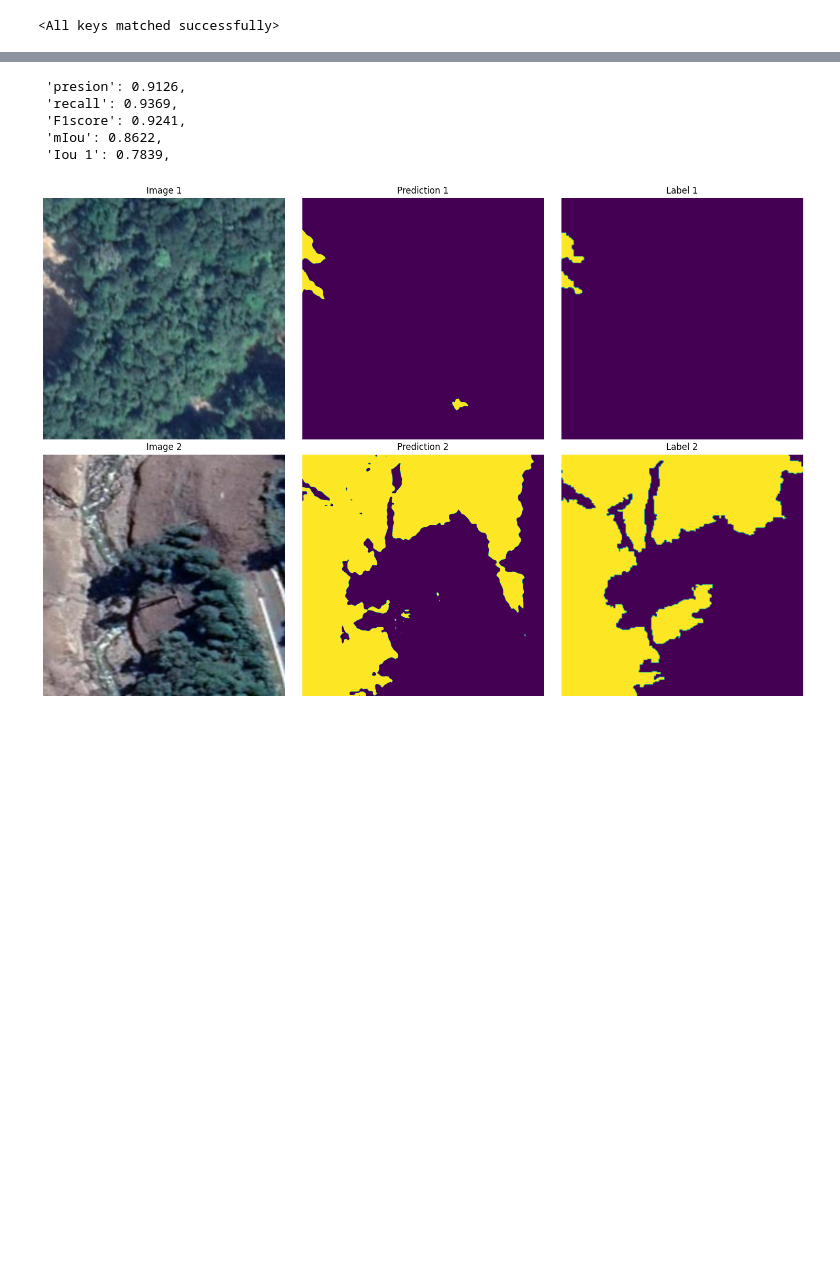
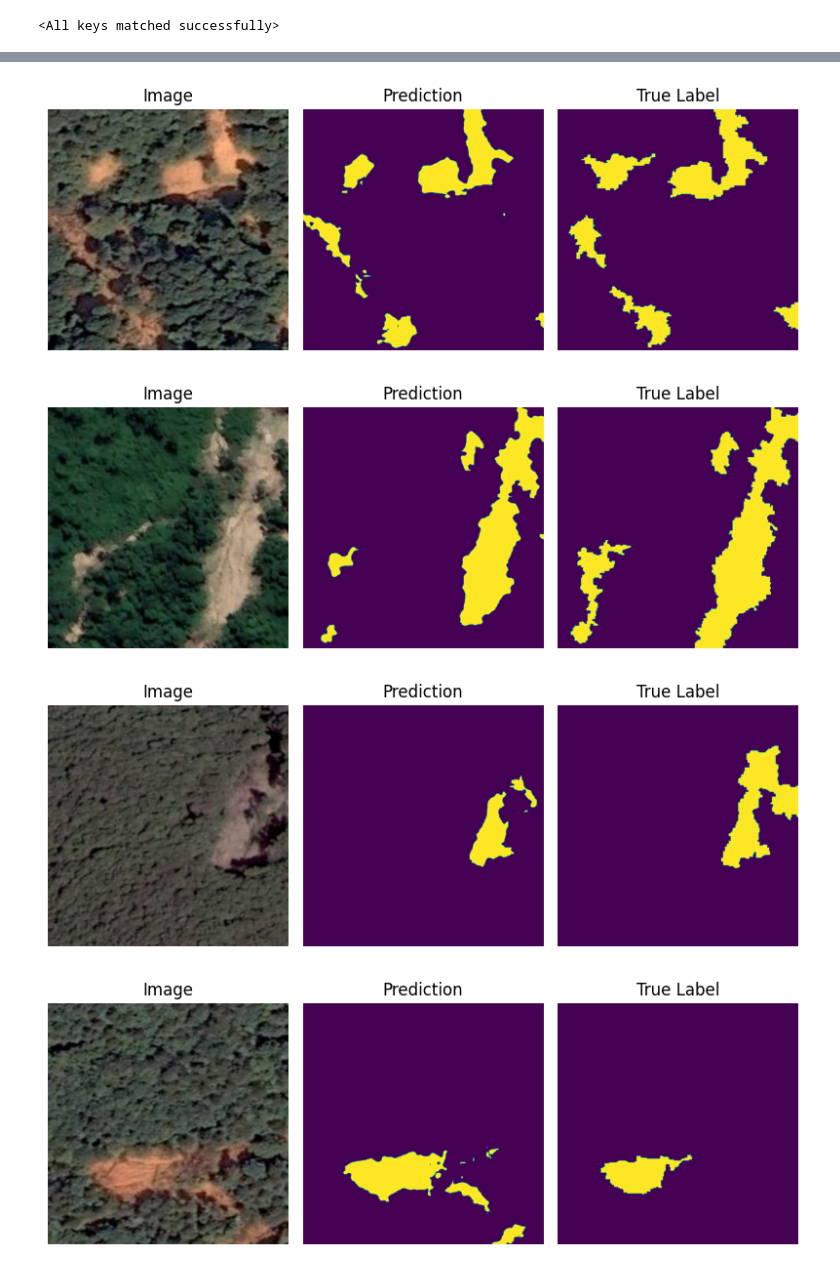
Before and after one commit to JunchuanYu/SAM-CFFNet, a Jupyter notebook: demo.ipynb, the cells around one changed output, grey strips where cells are left out. Saved outputs shown, nothing was run; the diff lists cells and outputs as text; code cells hidden in the pictures; blank space fills up the shorter version.

```diff
--- a/demo.ipynb
+++ b/demo.ipynb
@@ -14,22 +17,26 @@ from model import SAM_CDFFNet
 # %%
 def parse_args():
     import argparse
-    parser = argparse.ArgumentParser(description="pytorch SAM_CDFFNet training")
+    parser = argparse.ArgumentParser(description="pytorch SAM_CFFNet training")
     parser.add_argument("--local_rank"     , default = 0, type=int,  help="")
     parser.add_argument("--dataset"        , choices = ["BJL", "L4S", "GVLM"], default="GVLM")
     parser.add_argument("--sam_pretrained_weights", default = None, type=str, help="path to SAM model pretrained weights file")
     parser.add_argument("--encoder_mode"   , default= "l")
-    parser.add_argument('--modelname'      , default = 'SAM_CDFFNet', type=str, metavar='data', help='model name')
+    parser.add_argument('--modelname'      , default = 'SAM_CFFNet', type=str, metavar='data', help='model name')
     parser.add_argument("--batch_size"     , default = 2, type=int,  help="")
     parser.add_argument("--num_classes"    , default = 1 + 1, type=int, help="加上背景")
     parser.add_argument('--epochs'         , default = 30, type=int, metavar='N', help='total epochs')
     parser.add_argument('--lr'             , default = 0.0002, type=float, help='initial learning rate')
     parser.add_argument('--lr_min'         , default = 1e-07, type=float)
     parser.add_argument('--inp_size'       , default = 1024, type=float)
-    parser.add_argument('--resume'         , default = '/home/mw/work/sam_cdffnet', type=str, metavar='PATH')
+    parser.add_argument('--resume'         , default = '/home/mw/work/sam_cffnet', type=str, metavar='PATH')
     parser.add_argument("--device"         , default = 'cpu', type=str,  help="")
     parser.add_argument('--momentum', default=0.9, type=float, metavar='M',help='momentum')
+
+    # args = parser.parse_args()
+
     args = parser.parse_known_args()[0]
+
     return args
 # %%
 seed_everything(100)
@@ -37,10 +44,10 @@ args = parse_args()
 
 args.device = torch.device("cuda:0" if torch.cuda.is_available() else "cpu")
 # %%
-sam_cdffnet = SAM_CDFFNet(args)
-model = sam_cdffnet.cuda()
+sam_cffnet = SAM_CFFNet(args)
+model = sam_cffnet.cuda()
 # %%
-model_weight_path = r"/home/mw/work/weight/gvlm_best.pth.tar"
+model_weight_path = r"./sam_cffnet_weight/gvlm_best.pth.tar"
 weight_dict = torch.load(model_weight_path, map_location='cuda')['state_dict']
 model.load_state_dict(weight_dict)
 # %% [output]
@@ -52,2 +89,5 @@ Training_Data : 2016    valing_Data: 514
+# %%
+show_data = jpeg_png_Dataset('./datas')
+data_loader = torch.utils.data.DataLoader(show_data, batch_size=2, shuffle=False,drop_last=True)
 # %%
 evaluator = Evaluator(2)
@@ -55,23 +106,20 @@ test_reselt  = validationing(val_loader,   model,  0, evaluator, args)
-# %%
-for key, value in test_reselt.items():
-    if key in ['presion','recall','F1score','mIou','Iou 1']:
-        print(f" '{key}': {value:.4f},")
-# %% [output]
- 'presion': 0.9126,
- 'recall': 0.9369,
- 'F1score': 0.9241,
- 'mIou': 0.8622,
- 'Iou 1': 0.7839,
 # %%
 model.eval()
 
-x, y = next(iter(val_loader))
-rgb = x.to(args.device)
-with torch.no_grad():
-    output = model(rgb.float())
-output[output >  0.5] = 1
-output[output <= 0.5] = 0
-pr = torch.squeeze(output).cpu().detach().numpy()
-display_images_with_predictions_and_labels(x[0].detach().numpy(), pr[0], y[0].detach().numpy(), x[1].detach().numpy(), pr[1], y[1].detach().numpy())
+for i, (x, y) in enumerate(data_loader):
+    rgb = x.to(args.device)
+    with torch.no_grad():
+        output = model(rgb.float())
+    output[output > 0.5] = 1
+    output[output <= 0.5] = 0
+    predictions = output.cpu().detach().numpy()
+    # 可视化预测结果和真实标签
+    for ii in range(2):
+        display_images_with_predictions_and_labels(
+            x[ii].detach().numpy(), predictions[ii], y[ii].detach().numpy()
+        )
 # %% [output]
-[figure, old version]
+[figure, new version]
+[figure, added]
+[figure, added]
+[figure, added]
```
Also changed, not shown: parts of 5 cells of this notebook, 31 other files.
